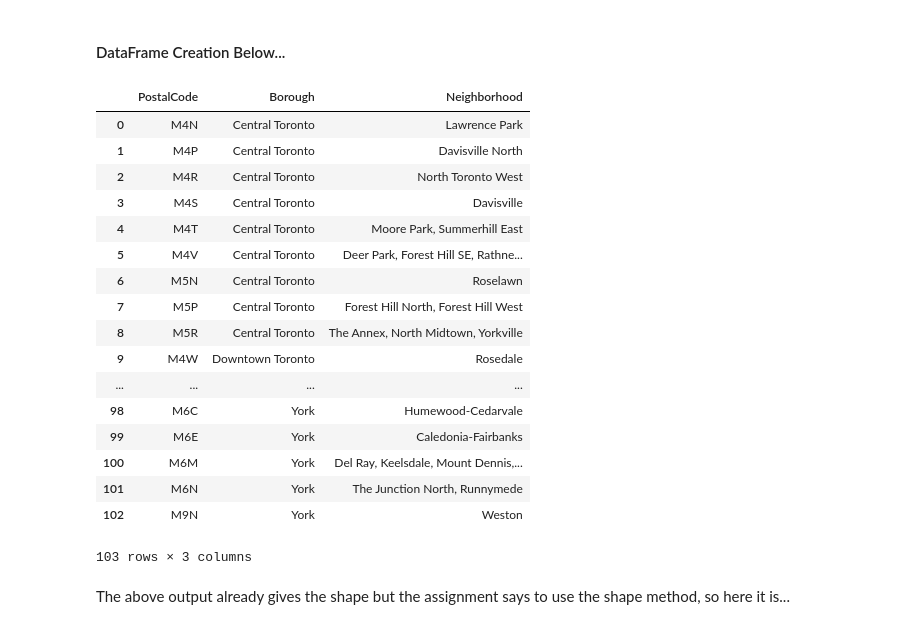
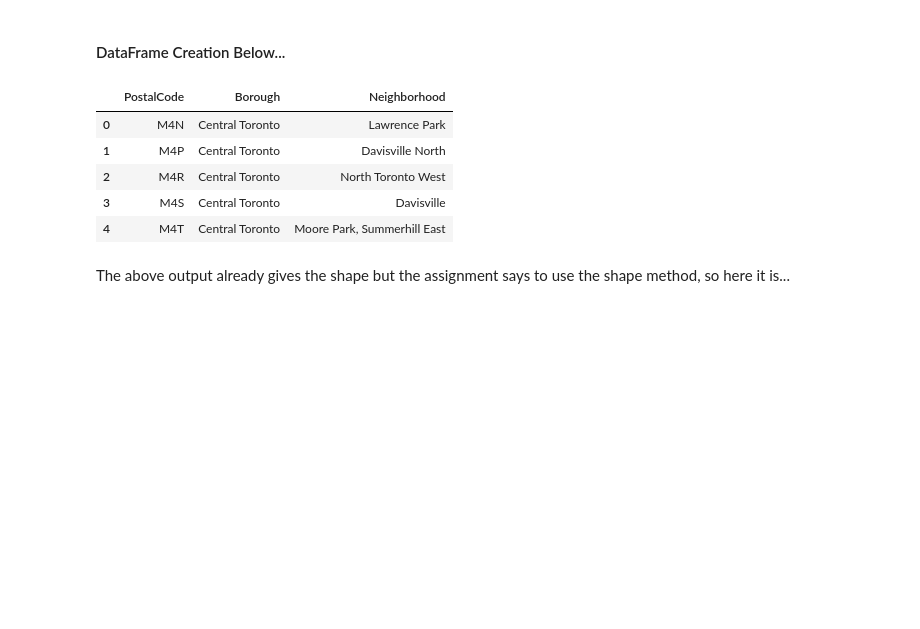
Before and after one commit to dbdweeb/Coursera_Capstone, a Jupyter notebook: week3_capstone_project_part3.ipynb, the cells around one changed output. Saved outputs shown, nothing was run; the diff lists cells and outputs as text; code cells hidden in the pictures; blank space fills up the shorter version.

```diff
--- a/week3_capstone_project_part3.ipynb
+++ b/week3_capstone_project_part3.ipynb
@@ -36,46 +36,34 @@ I viewed the Wikipedia page in Firefox then pressed Ctrl+U to see the source. Th
 trono_fsas = soup.find('table', class_='wikitable')
 html_rows = trono_fsas.find_all('tr')
 data = []
 d_pc_boro = defaultdict(list)
 # loop thru the rows, populate dict with key (boro, pc), append list of neighborhoods
 for tr in html_rows:
     td = tr.find_all('td')
     row = [tr.text.strip() for tr in td if tr.text.strip()]
     if len(row) == 3:
         pc = row[0]
         boro = row[1]
         nbh = row[2]
         if boro == 'Not assigned':  # ignore cells with unassigned Borough
             continue
         if nbh == 'Not assigned':  # name unassigned neighborhoods to the name of the Borough
             nbh = boro
         d_pc_boro[(boro, pc)].append(nbh)  # group the neighborhoods
 # loop thru the dict, turn list of neighborhoods to a string and output a list for pandas
 for (bro, pcode), hoods in sorted(d_pc_boro.items()):
     nbstr = ', '.join(hoods)  # concatenate the hoods
     data.append([pcode, bro, nbstr])
 
 df = pd.DataFrame(data, columns=['PostalCode', 'Borough', 'Neighborhood'])
-df
+df.head()
 # %% [output]
 |  | PostalCode | Borough | Neighborhood |
 | 0 | M4N | Central Toronto | Lawrence Park |
 | 1 | M4P | Central Toronto | Davisville North |
 | 2 | M4R | Central Toronto | North Toronto West |
 | 3 | M4S | Central Toronto | Davisville |
 | 4 | M4T | Central Toronto | Moore Park, Summerhill East |
-| 5 | M4V | Central Toronto | Deer Park, Forest Hill SE, Rathne... |
-| 6 | M5N | Central Toronto | Roselawn |
-| 7 | M5P | Central Toronto | Forest Hill North, Forest Hill West |
-| 8 | M5R | Central Toronto | The Annex, North Midtown, Yorkville |
-| 9 | M4W | Downtown Toronto | Rosedale |
-| ... | ... | ... | ... |
-| 98 | M6C | York | Humewood-Cedarvale |
-| 99 | M6E | York | Caledonia-Fairbanks |
-| 100 | M6M | York | Del Ray, Keelsdale, Mount Dennis,... |
-| 101 | M6N | York | The Junction North, Runnymede |
-| 102 | M9N | York | Weston |
-103 rows × 3 columns
 # %% [markdown]
 The above output already gives the shape but the assignment says to use the shape method, so here it is...
 # %%
```
Also changed, not shown: parts of 2 cells of this notebook.
